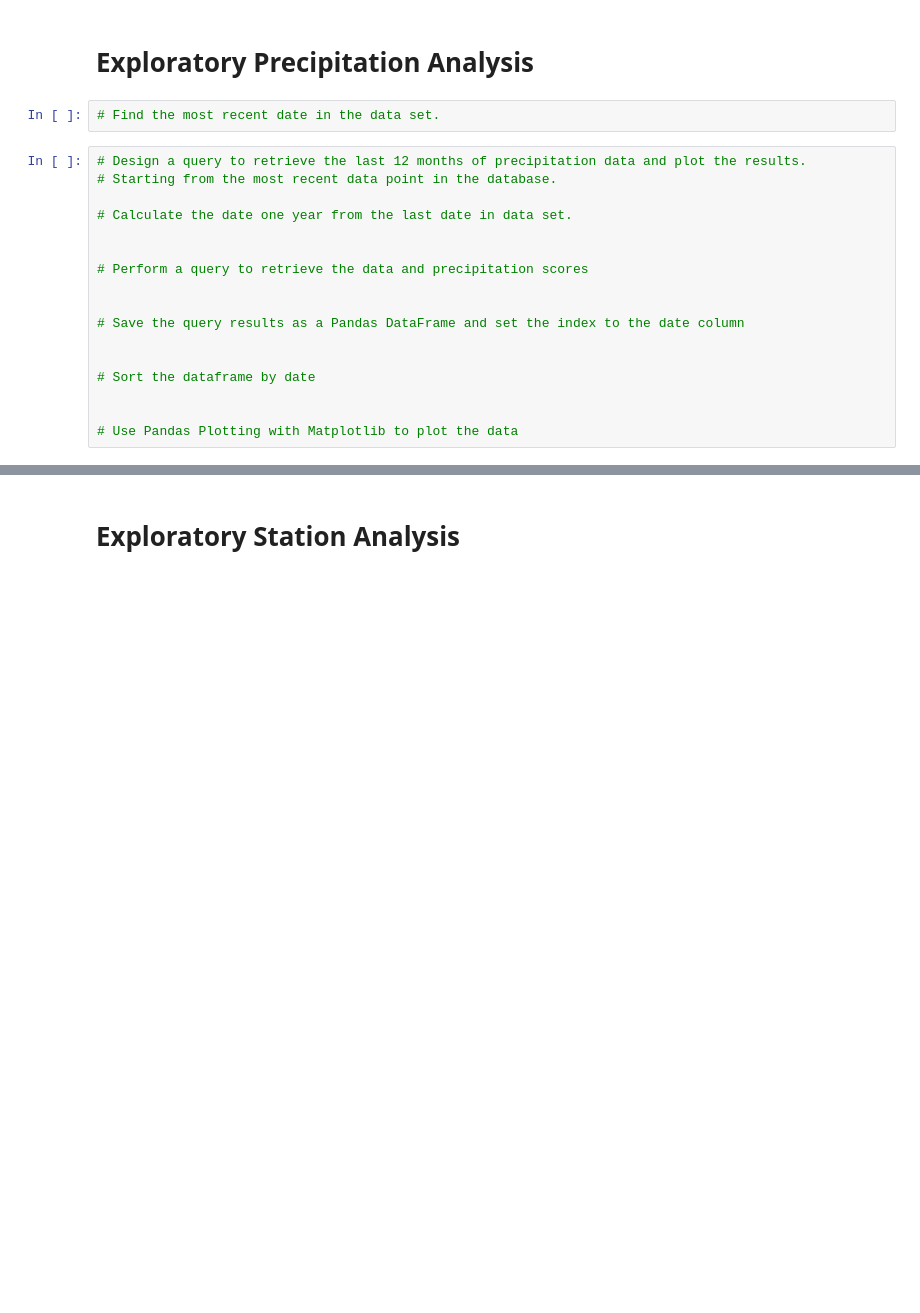
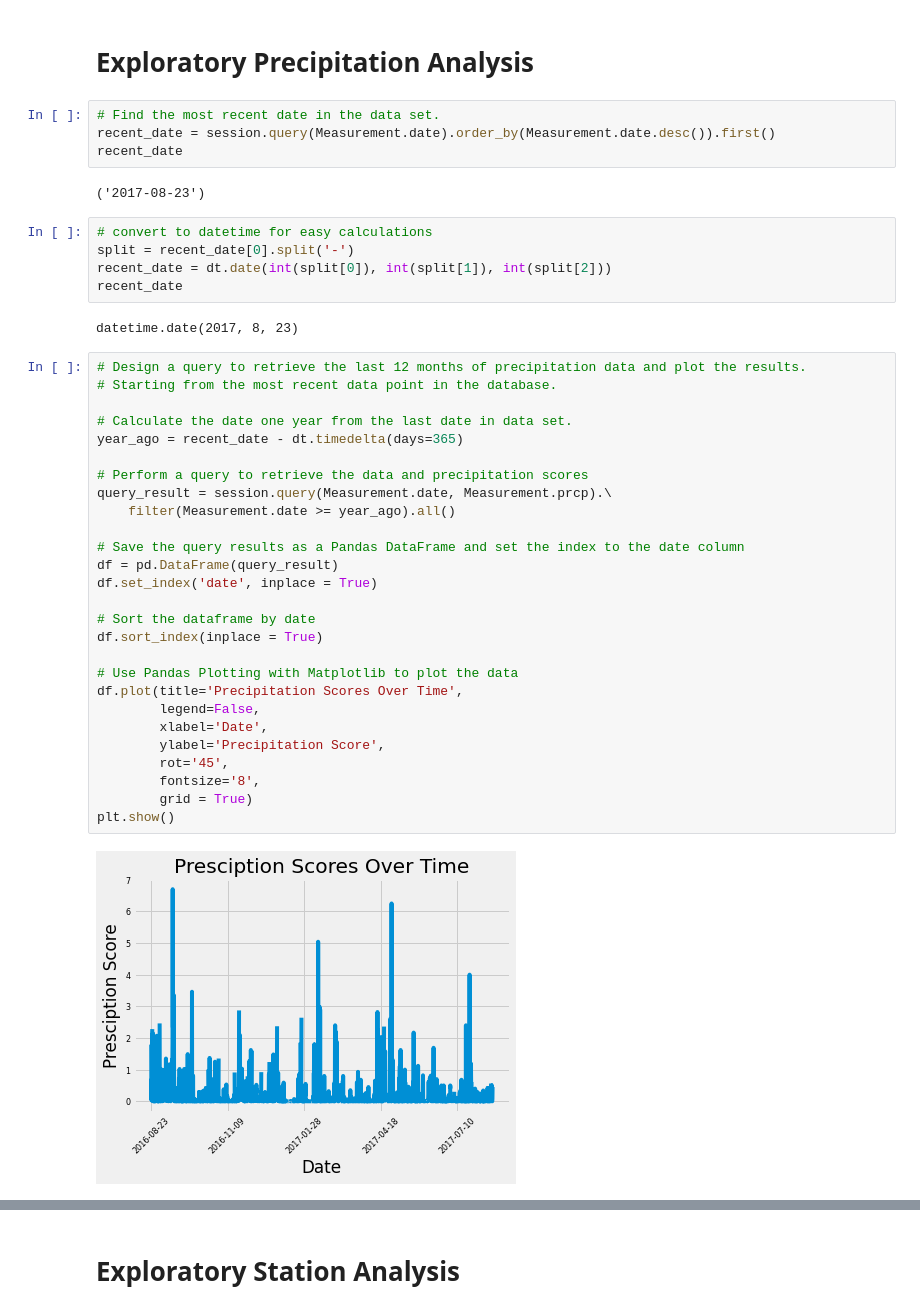
Before and after one commit to jordanroessle/sqlalchemy-challenge, a Jupyter notebook: climate_starter.ipynb, the cells around one changed output, grey strips where cells are left out. Saved outputs shown, nothing was run; the diff lists cells and outputs as text; blank space fills up the shorter version.

Commit message:
precipitation analysis done

```diff
--- a/climate_starter.ipynb
+++ b/climate_starter.ipynb
@@ -47,22 +47,45 @@ print(Station.__table__.columns.keys())
 # Exploratory Precipitation Analysis
 # %%
 # Find the most recent date in the data set.
+recent_date = session.query(Measurement.date).order_by(Measurement.date.desc()).first()
+recent_date
+# %% [output]
+('2017-08-23')
+# %%
+# convert to datetime for easy calculations
+split = recent_date[0].split('-')
+recent_date = dt.date(int(split[0]), int(split[1]), int(split[2]))
+recent_date
+# %% [output]
+datetime.date(2017, 8, 23)
 # %%
 # Design a query to retrieve the last 12 months of precipitation data and plot the results.
 # Starting from the most recent data point in the database.
 
 # Calculate the date one year from the last date in data set.
-
+year_ago = recent_date - dt.timedelta(days=365)
 
 # Perform a query to retrieve the data and precipitation scores
-
+query_result = session.query(Measurement.date, Measurement.prcp).\
+    filter(Measurement.date >= year_ago).all()
 
 # Save the query results as a Pandas DataFrame and set the index to the date column
-
+df = pd.DataFrame(query_result)
+df.set_index('date', inplace = True)
 
 # Sort the dataframe by date
-
+df.sort_index(inplace = True)
 
 # Use Pandas Plotting with Matplotlib to plot the data
+df.plot(title='Precipitation Scores Over Time',
+        legend=False,
+        xlabel='Date',
+        ylabel='Precipitation Score',
+        rot='45',
+        fontsize='8',
+        grid = True)
+plt.show()
+# %% [output]
+[figure, added]
 # %%
 # Use Pandas to calcualte the summary statistics for the precipitation data
```
Also changed, not shown: parts of 1 cell of this notebook.
